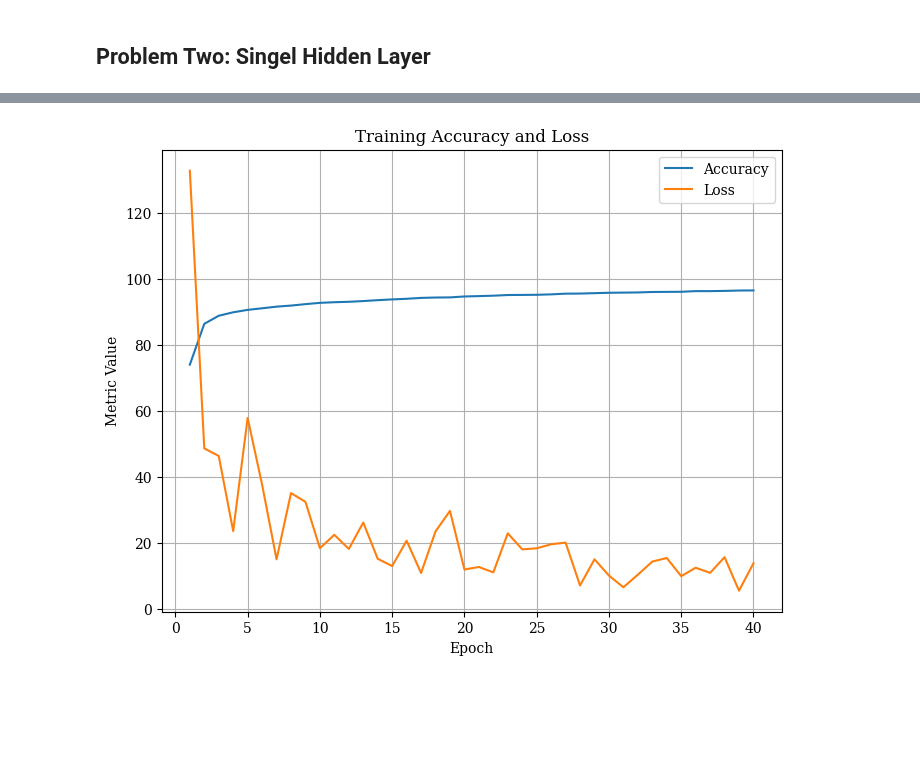
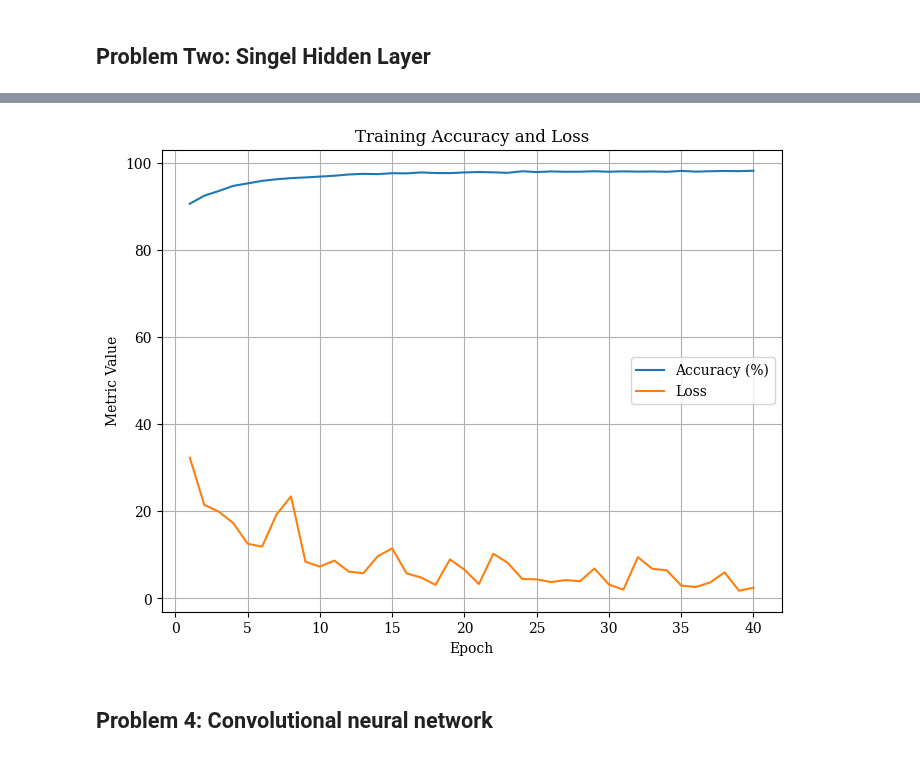
Before and after one commit to idalinnakallio/DAT565, a Jupyter notebook: Assignment 6/Assignment6.ipynb, the cells around one changed output, grey strips where cells are left out. Drawn from its saved outputs; the diff is of its cells as text; code cells hidden in the pictures; blank space fills up the shorter version.

```diff
--- a/Assignment 6/Assignment6.ipynb
+++ b/Assignment 6/Assignment6.ipynb
@@ -153,7 +153,7 @@ for epoch in range(num_epochs):
             total += labels.size(0)
             correct += (predicted == labels).sum().item()
 
-    accuracy = 100 * correct / total
+    accuracy = 100 * (correct / total)
     print(f'Epoch: {epoch+1}, Loss: {loss.item():.4f}, Validation Accuracy: {accuracy:.2f}%')
     accuracy_history.append(accuracy)
     loss_history.append(loss.item())
@@ -191,12 +191,11 @@ plt.show()
 # %%
 # Hyperparameters
-input_size = 784
 hidden_size_1 = 500  # Size of the first hidden layer
 hidden_size_2 = 300  # Size of the second hidden layer
 num_classes = 10
 num_epochs = 40  # Train for more epochs
 batch_size = 100
-learning_rate = 0.01
+learning_rate = 0.05
 weight_decay = 0.001  # L2 regularization strength
 # %%
 # Fully connected neural network with two hidden layers
@@ -252,7 +251,7 @@ for epoch in range(num_epochs):
             total += labels.size(0)
             correct += (predicted == labels).sum().item()
 
-    accuracy = 100 * correct / total
+    accuracy = 100 * (correct / total)
     print(f'Epoch: {epoch+1}, Loss: {loss.item():.4f}, Validation Accuracy: {accuracy:.2f}%')
     accuracy_history2.append(accuracy)
     loss_history2.append(loss.item())
@@ -277,18 +276,20 @@ Epoch: 40, Loss: 0.1395, Validation Accuracy: 96.58%
 # %%
-# Create the dataframe
+# Create the metrics dataframe
 df_metrics2 = pd.DataFrame({'Epoch': range(1, num_epochs + 1),
                    'Accuracy': accuracy_history2,
                    'Loss': loss_history2})
 
 # Plot
 plt.figure(figsize=(8, 6))  # Adjust figure size if needed
-plt.plot(df_metrics2['Epoch'], df_metrics2['Accuracy'], label='Accuracy')
+plt.plot(df_metrics2['Epoch'], df_metrics2['Accuracy'], label='Accuracy (%)')
 plt.plot(df_metrics2['Epoch'], df_metrics2['Loss']*100, label='Loss')
 plt.xlabel('Epoch')
 plt.ylabel('Metric Value')
 plt.title('Training Accuracy and Loss')
 plt.legend()
 plt.grid(True)
 plt.show()
 # %% [output]
-[figure, old version]
+[figure, new version]
+# %% [markdown]
+## Problem 4: Convolutional neural network
```
Also changed, not shown: parts of 8 cells of this notebook, 2 other files.
